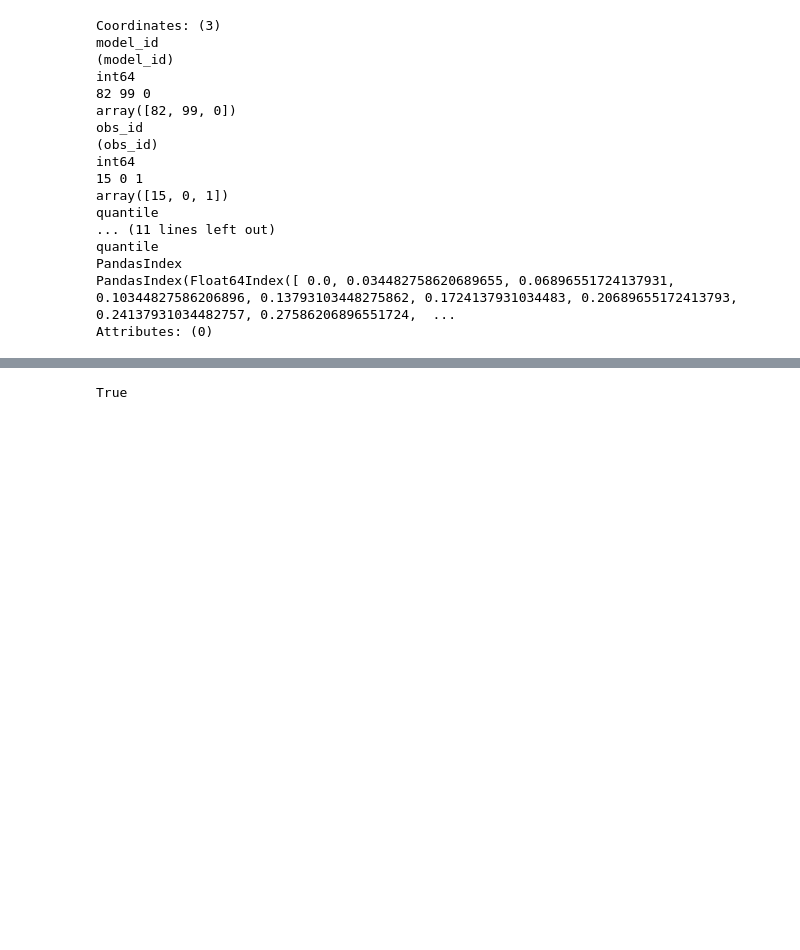
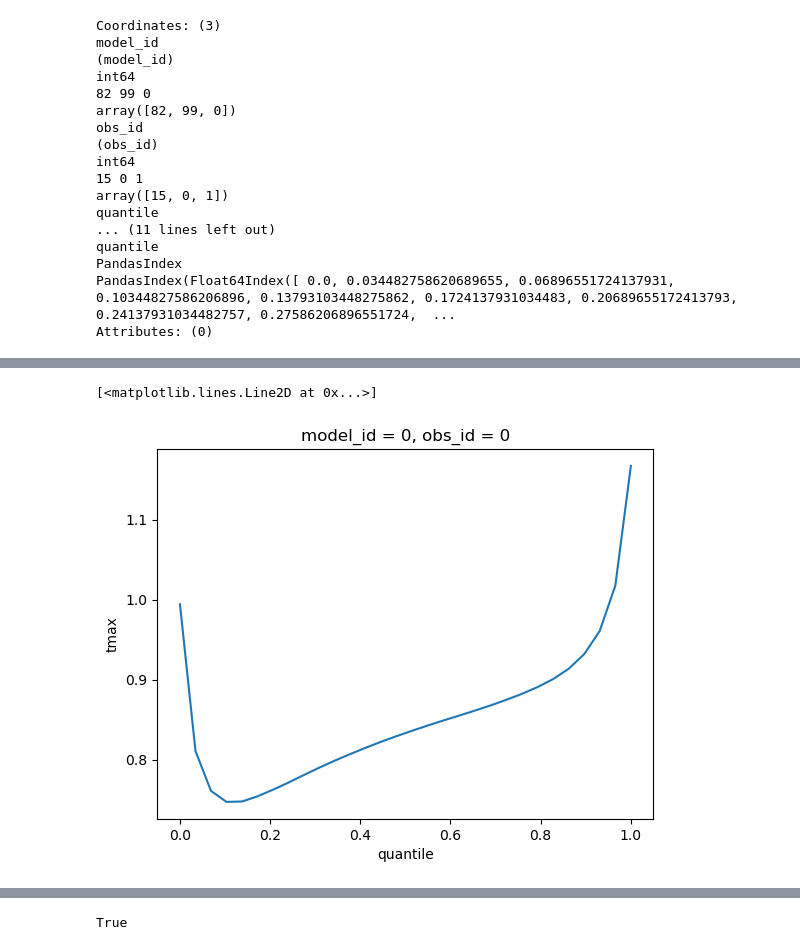
Before and after one commit to hrhampapura/moment_delta_mapping, a Jupyter notebook: lens_analysis/notebooks_final/Detrended/mdm_qdm.ipynb, the cells around one changed output, grey strips where cells are left out. Saved outputs shown, nothing was run; the diff lists cells and outputs as text; code cells hidden in the pictures; blank space fills up the shorter version.

```diff
--- a/lens_analysis/notebooks_final/Detrended/mdm_qdm.ipynb
+++ b/lens_analysis/notebooks_final/Detrended/mdm_qdm.ipynb
@@ -730,0 +735,7 @@ mdm_abserr.rename('tmax').to_dataset().to_zarr(cvals+'mdm_mae_27examples.zarr',m
+# %%
+mdm_mae = xr.open_zarr(cvals+'mdm_mae_27examples.zarr').tmax
+# %%
+mdm_mae.sel(model_id=0,obs_id=0).plot()
+# %% [output]
+[<matplotlib.lines.Line2D at 0x...>]
+[figure, added]
```
Also changed, not shown: parts of 3 cells of this notebook.
